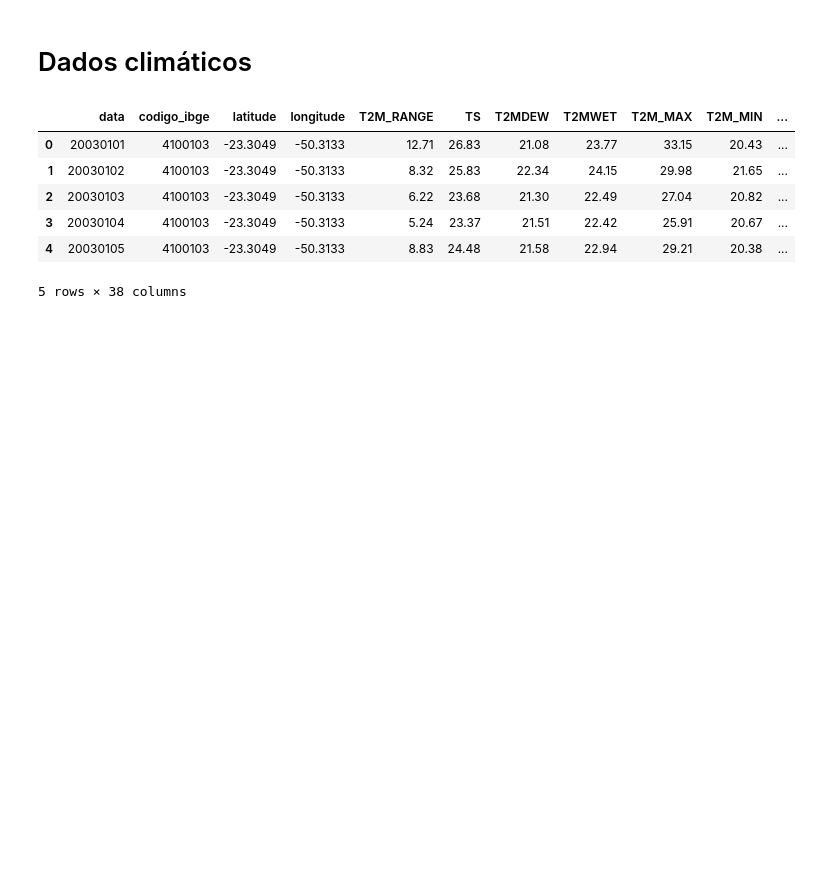
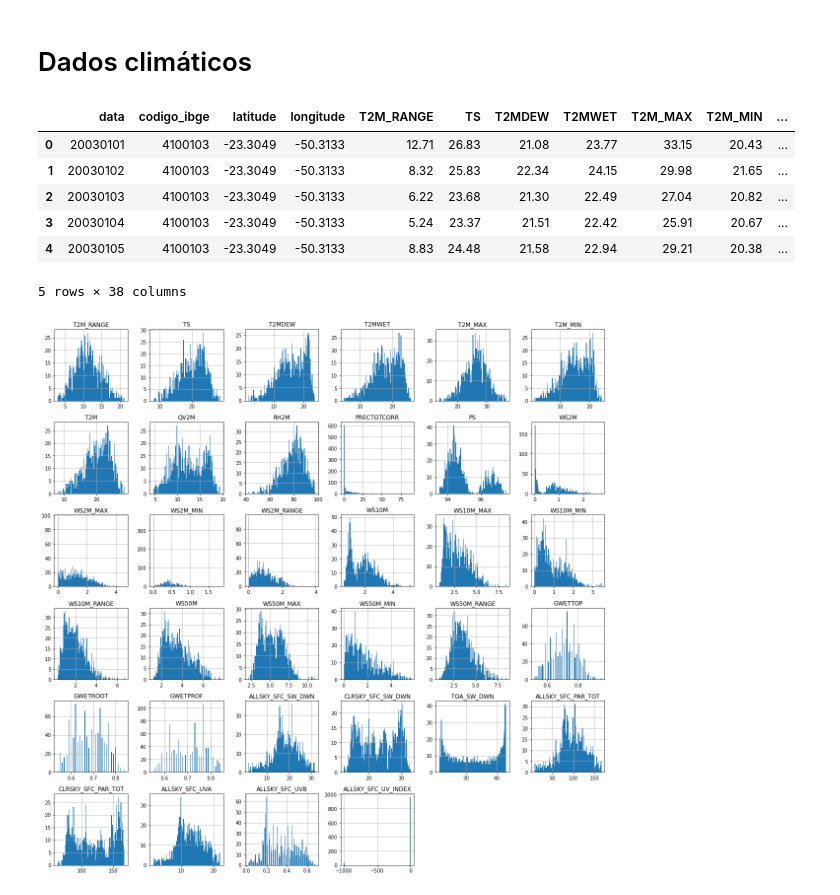
Before and after one commit to hucodelab/batalha_dados_itau, a Jupyter notebook: batalha_dados.ipynb, the cells around one changed output. Drawn from its saved outputs; the diff is of its cells as text; code cells hidden in the pictures; blank space fills up the shorter version.

```diff
--- a/batalha_dados.ipynb
+++ b/batalha_dados.ipynb
@@ -59,7 +60,7 @@ plt.show()
 # %% [markdown]
 # Dados climáticos
 # %%
-clima = pd.read_csv("amostra_agroclimatology_budokai.csv").head()
+clima = pd.read_csv("amostra_agroclimatology_budokai.csv")
 # %%
 clima.head()
 # %% [output]
@@ -70,3 +71,13 @@ clima.head()
 | 3 | 20030104 | 4100103 | -23.3049 | -50.3133 | 5.24 | 23.37 | 21.51 | 22.42 | 25.91 | 20.67 | ... |
 | 4 | 20030105 | 4100103 | -23.3049 | -50.3133 | 8.83 | 24.48 | 21.58 | 22.94 | 29.21 | 20.38 | ... |
 5 rows × 38 columns
+# %%
+# a coluna data esta em formato int64, vamos passar para datetime
+clima['data'] = pd.to_datetime(clima['data'].astype(str), format='%Y%m%d')
+# %%
+# vamos fazer um overlook nos dados do dataframe clima,
+# porem, vamos tirar as colunas data, codigo_ibge, latitude, longitude,
+
+clima[clima.columns[4:]].hist(bins=100, figsize=(20, 20));
+# %% [output]
+[figure, added]
```
Also changed, not shown: parts of 4 cells of this notebook.
